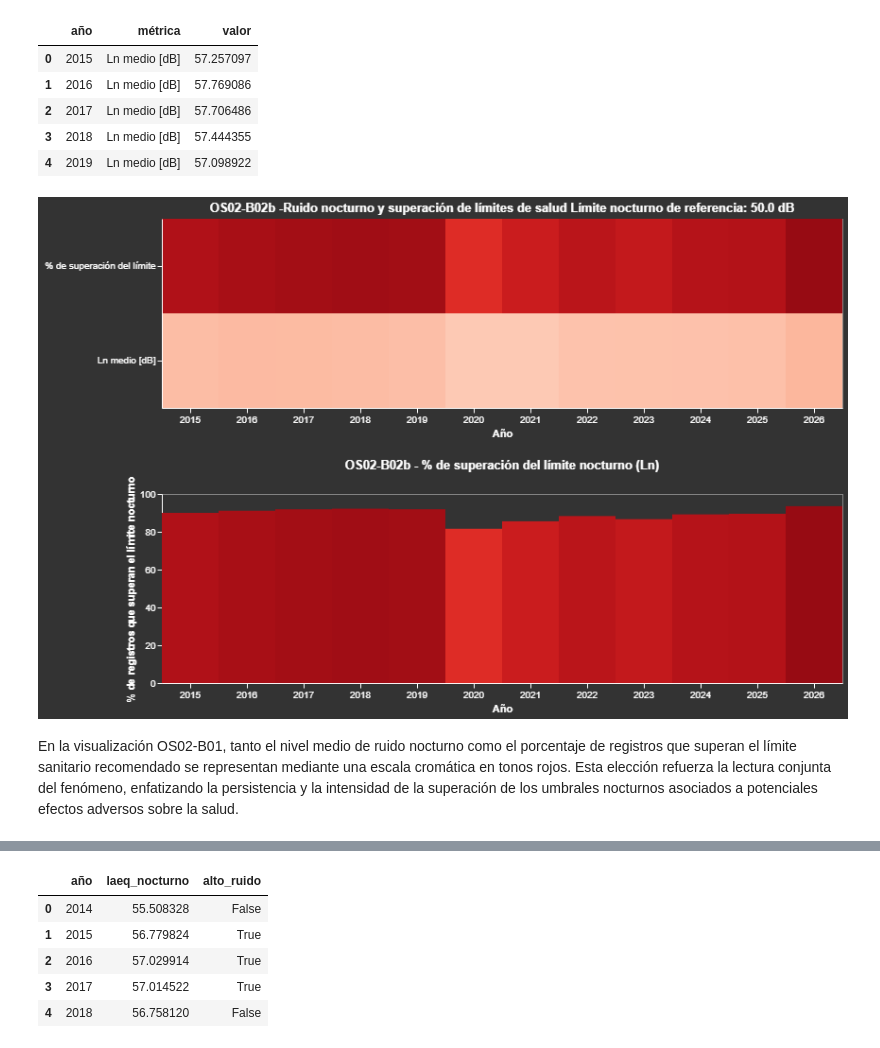
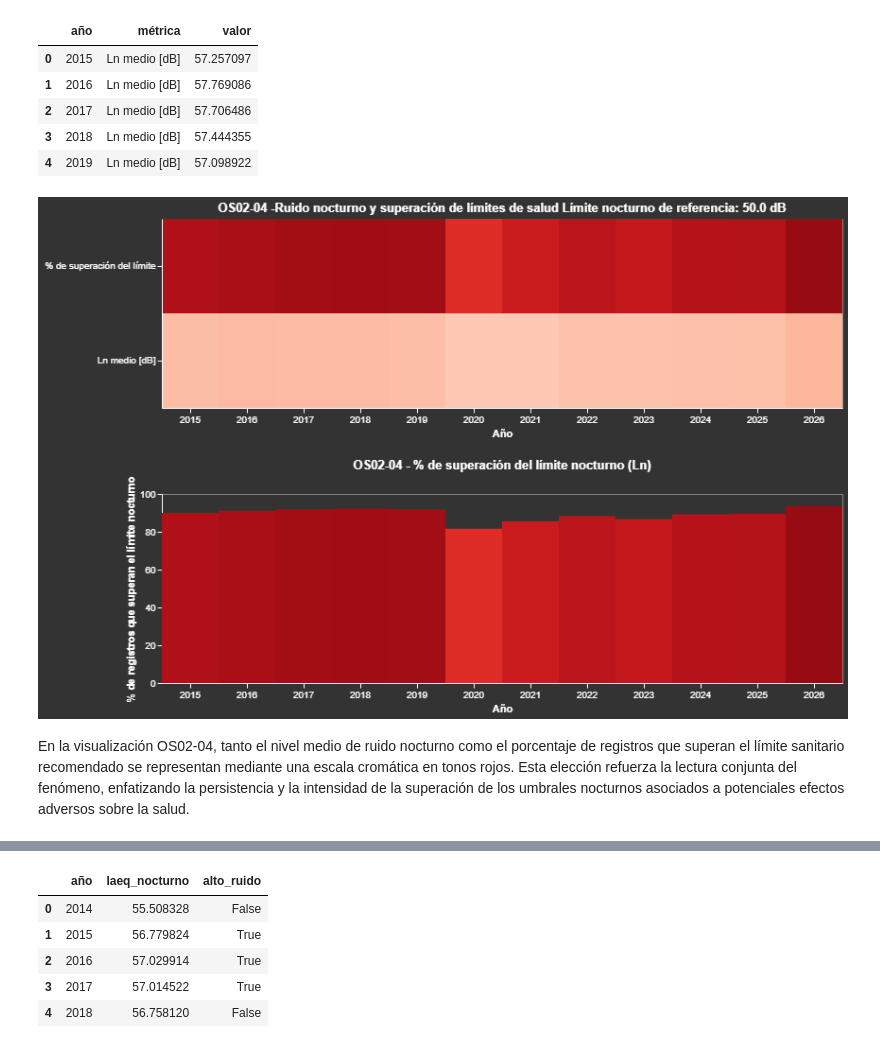
Before and after one commit to raq-abreu/Ruido-Visualizacion, a Jupyter notebook: notebooks entrega final/0S02-ruido-salud-bienestar.ipynb, the cells around one changed output, grey strips where cells are left out. Drawn from its saved outputs; the diff is of its cells as text; code cells hidden in the pictures.

```diff
--- a/notebooks entrega final/0S02-ruido-salud-bienestar.ipynb
+++ b/notebooks entrega final/0S02-ruido-salud-bienestar.ipynb
@@ -559,7 +558,7 @@ df_ln_heatmap.head()
 | 3 | 2018 | Ln medio [dB] | 57.444355 |
 | 4 | 2019 | Ln medio [dB] | 57.098922 |
 # %%
-heatmap_os02_b01 = (
+heatmap_os02_04 = (
     alt.Chart(df_ln_heatmap)
     .mark_rect()
     .encode(
@@ -587,7 +586,7 @@ heatmap_os02_b01 = (
         width=720,
         height=200,
         title=(
-            "OS02-B02a -Ruido nocturno y superación de límites de salud\n"
+            "OS02-04 -Ruido nocturno y superación de límites de salud\n"
             f"Límite nocturno de referencia: {limite_ln} dB"
         )
     )
@@ -596,7 +595,7 @@ heatmap_os02_b01 = (
 #Bar chart: % de superación del límite nocturno
 # usando el valor calculado %: df_ln_anual["pct_superacion"]
 
-bars_os02_b01 = (
+bars_os02_04 = (
     alt.Chart(df_ln_anual)
     .mark_bar()
     .encode(
@@ -606,39 +605,39 @@ bars_os02_b01 = (
             axis=alt.Axis(labelAngle=0)
         ),
         y=alt.Y(
             "pct_superacion:Q",
             title="% de registros que superan el límite nocturno",
             scale=alt.Scale(domain=[0, 100])
         ),
         color=alt.Color(
             "pct_superacion:Q",
             scale=alt.Scale(scheme="reds"),
             legend=None
         ),
         tooltip=[
             alt.Tooltip("año:O", title="Año"),
             alt.Tooltip(
                 "pct_superacion:Q",
                 title="% superación",
                 format=".1f"
             )
         ]
     )
     .properties(
         width=720,
         height=200,
-        title="OS02-B02b - % de superación del límite nocturno (Ln)"
+        title="OS02-04 - % de superación del límite nocturno (Ln)"
     )
 )
 
-vis_os02_b01 = alt.vconcat(
-    heatmap_os02_b01,
-    bars_os02_b01
+vis_os02_04 = alt.vconcat(
+    heatmap_os02_04,
+    bars_os02_04
 ).resolve_scale(x="shared")
 
-vis_os02_b01
+vis_os02_04
 # %% [output]
-[figure, old version]
+[figure, new version]
 # %% [markdown]
-En la visualización OS02‑B01, tanto el nivel medio de ruido nocturno como el porcentaje de registros que superan el límite sanitario recomendado se representan mediante una escala cromática en tonos rojos. Esta elección refuerza la lectura conjunta del fenómeno, enfatizando la persistencia y la intensidad de la superación de los umbrales nocturnos asociados a potenciales efectos adversos sobre la salud.
+En la visualización OS02‑04, tanto el nivel medio de ruido nocturno como el porcentaje de registros que superan el límite sanitario recomendado se representan mediante una escala cromática en tonos rojos. Esta elección refuerza la lectura conjunta del fenómeno, enfatizando la persistencia y la intensidad de la superación de los umbrales nocturnos asociados a potenciales efectos adversos sobre la salud.
 # %% [markdown]
```
Also changed, not shown: parts of 21 cells of this notebook, 3 other files.
